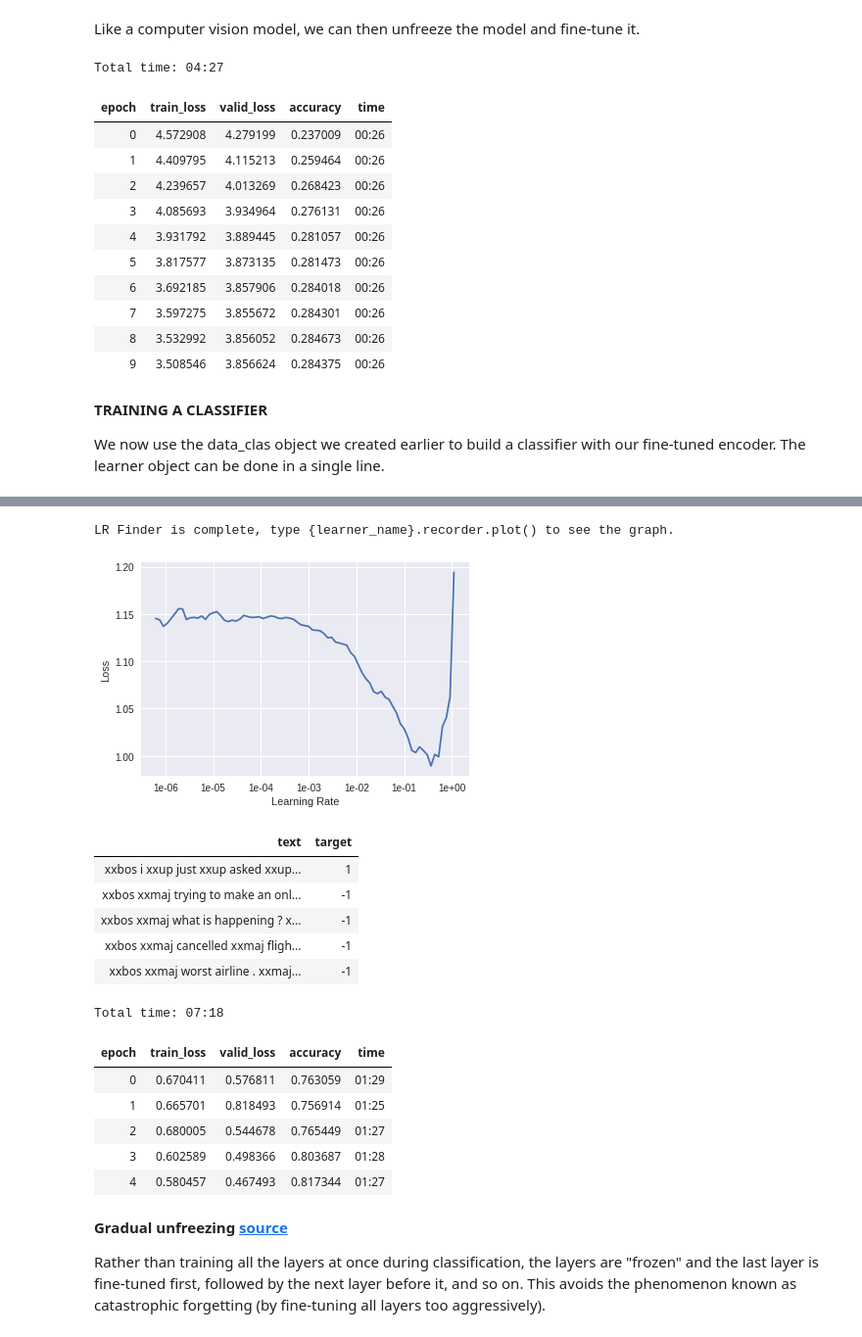
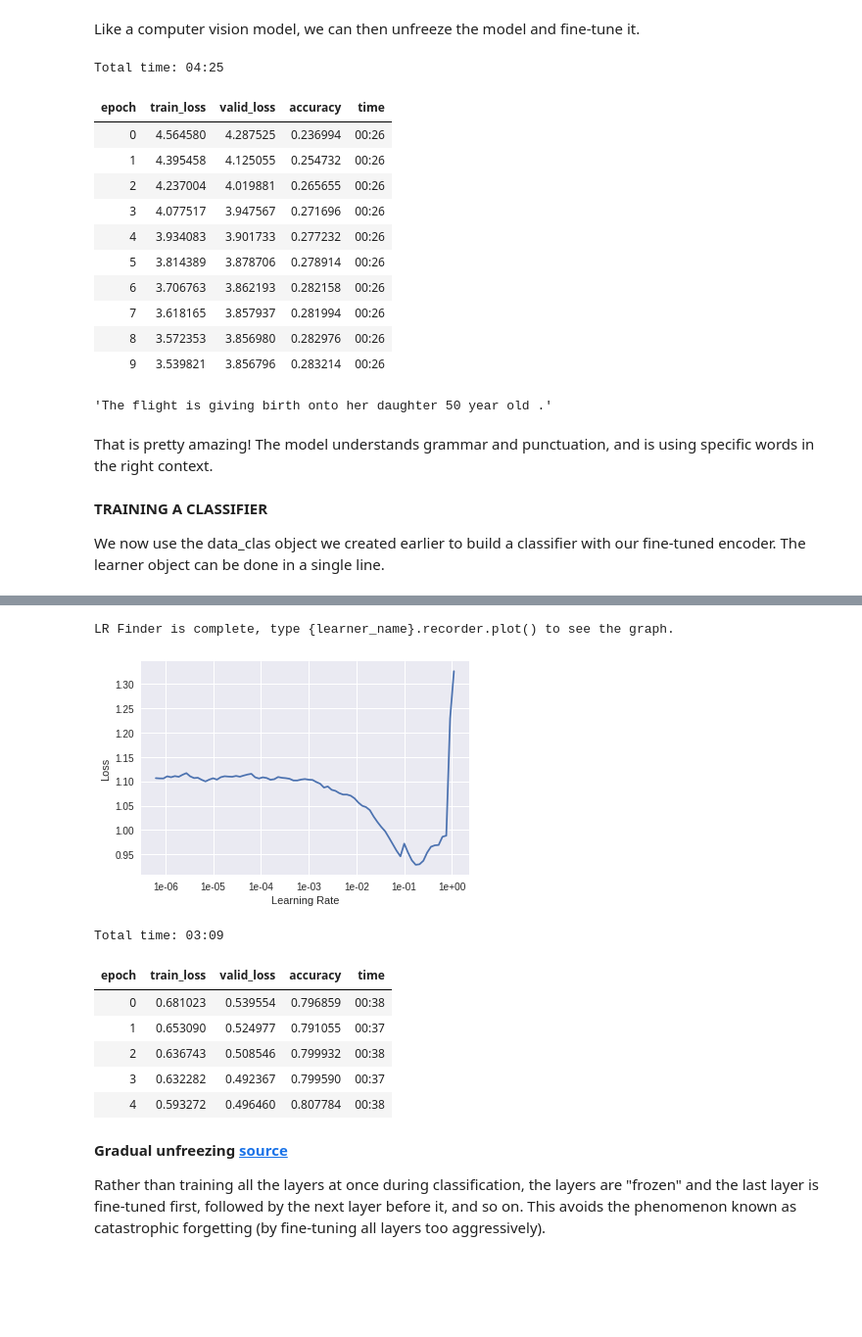
Before and after one commit to Praveszh/ULMFiT-for-US-Airline-Sentiment-Analysis, a Jupyter notebook: ULMFiT_model_for_Twitter_US_Airlines_Sentiment_.ipynb, the cells around one changed output, grey strips where cells are left out. Shown at 98% size. Saved outputs shown, nothing was run; the diff lists cells and outputs as text; code cells hidden in the pictures; blank space fills up the shorter version.

```diff
--- a/ULMFiT_model_for_Twitter_US_Airlines_Sentiment_.ipynb
+++ b/ULMFiT_model_for_Twitter_US_Airlines_Sentiment_.ipynb
@@ -295,24 +308,30 @@ Like a computer vision model, we can then unfreeze the model and fine-tune it.
 # %%
 # all layers now trainable
 
-learn.unfreeze()
+learn_lm.unfreeze()
 
 # tried 10 epochs to get low validation loss
 
-learn.fit_one_cycle(10, 1e-3)
+learn_lm.fit_one_cycle(10, 1e-3)
 # %% [output]
-Total time: 04:27
+Total time: 04:25
 | epoch | train_loss | valid_loss | accuracy | time |
-| 0 | 4.572908 | 4.279199 | 0.237009 | 00:26 |
-| 1 | 4.409795 | 4.115213 | 0.259464 | 00:26 |
-| 2 | 4.239657 | 4.013269 | 0.268423 | 00:26 |
-| 3 | 4.085693 | 3.934964 | 0.276131 | 00:26 |
-| 4 | 3.931792 | 3.889445 | 0.281057 | 00:26 |
-| 5 | 3.817577 | 3.873135 | 0.281473 | 00:26 |
-| 6 | 3.692185 | 3.857906 | 0.284018 | 00:26 |
-| 7 | 3.597275 | 3.855672 | 0.284301 | 00:26 |
-| 8 | 3.532992 | 3.856052 | 0.284673 | 00:26 |
-| 9 | 3.508546 | 3.856624 | 0.284375 | 00:26 |
+| 0 | 4.564580 | 4.287525 | 0.236994 | 00:26 |
+| 1 | 4.395458 | 4.125055 | 0.254732 | 00:26 |
+| 2 | 4.237004 | 4.019881 | 0.265655 | 00:26 |
+| 3 | 4.077517 | 3.947567 | 0.271696 | 00:26 |
+| 4 | 3.934083 | 3.901733 | 0.277232 | 00:26 |
+| 5 | 3.814389 | 3.878706 | 0.278914 | 00:26 |
+| 6 | 3.706763 | 3.862193 | 0.282158 | 00:26 |
+| 7 | 3.618165 | 3.857937 | 0.281994 | 00:26 |
+| 8 | 3.572353 | 3.856980 | 0.282976 | 00:26 |
+| 9 | 3.539821 | 3.856796 | 0.283214 | 00:26 |
+# %%
+learn_lm.predict("The flight is",n_words=10)
+# %% [output]
+'The flight is giving birth onto her daughter 50 year old .'
+# %% [markdown]
+That is pretty amazing! The model understands grammar and punctuation, and is using specific words in the right context.
 # %%
 # Saving the language model(LM) so we can load it later
 
@@ -325,41 +344,30 @@ We now use the data_clas object we created earlier to build a classifier with ou
 # After the LM is fine-tuned on the target task, we run the text_classifier_learner to start training the classifier
 # on the target task (classification of tweets)
 
-learn = text_classifier_learner(data_clas, AWD_LSTM, drop_mult=0.5)
+learn_clas = text_classifier_learner(data_clas, AWD_LSTM, drop_mult=0.5)
 # %%
 # we load the fine-tuned LM as we are going to run further fine-tuning over the classifier
 
-learn.load_encoder('ft_enc')
+learn_clas.load_encoder('ft_enc')
 # %%
-learn.lr_find()
-learn.recorder.plot()
+learn_clas.lr_find()
+learn_clas.recorder.plot()
 # %% [output]
 [interactive output not drawn]
 LR Finder is complete, type {learner_name}.recorder.plot() to see the graph.
-[figure, old version]
+[figure, new version]
-# %%
-# Now we can have a look at how fastai.text tokenize the text:
-
-data_clas.show_batch()
-# %% [output]
-| text | target |
-| xxbos i xxup just xxup asked xxup... | 1 |
-| xxbos xxmaj trying to make an onl... | -1 |
-| xxbos xxmaj what is happening ? x... | -1 |
-| xxbos xxmaj cancelled xxmaj fligh... | -1 |
-| xxbos xxmaj worst airline . xxmaj... | -1 |
 # %%
 # we apply the 1-cycle learning rate policy again to train the classifier in 5 epochs.
 
-learn.fit_one_cycle(5, 1e-2)
+learn_clas.fit_one_cycle(5, 1e-2)
 # %% [output]
-Total time: 07:18
+Total time: 03:09
 | epoch | train_loss | valid_loss | accuracy | time |
-| 0 | 0.670411 | 0.576811 | 0.763059 | 01:29 |
-| 1 | 0.665701 | 0.818493 | 0.756914 | 01:25 |
-| 2 | 0.680005 | 0.544678 | 0.765449 | 01:27 |
-| 3 | 0.602589 | 0.498366 | 0.803687 | 01:28 |
-| 4 | 0.580457 | 0.467493 | 0.817344 | 01:27 |
+| 0 | 0.681023 | 0.539554 | 0.796859 | 00:38 |
+| 1 | 0.653090 | 0.524977 | 0.791055 | 00:37 |
+| 2 | 0.636743 | 0.508546 | 0.799932 | 00:38 |
+| 3 | 0.632282 | 0.492367 | 0.799590 | 00:37 |
+| 4 | 0.593272 | 0.496460 | 0.807784 | 00:38 |
 # %% [markdown]
 **Gradual unfreezing  [source](https://github.com/prrao87/tweet-stance-prediction/blob/master/ulmfit.ipynb)**
 
```
Also changed, not shown: parts of 16 cells of this notebook.
